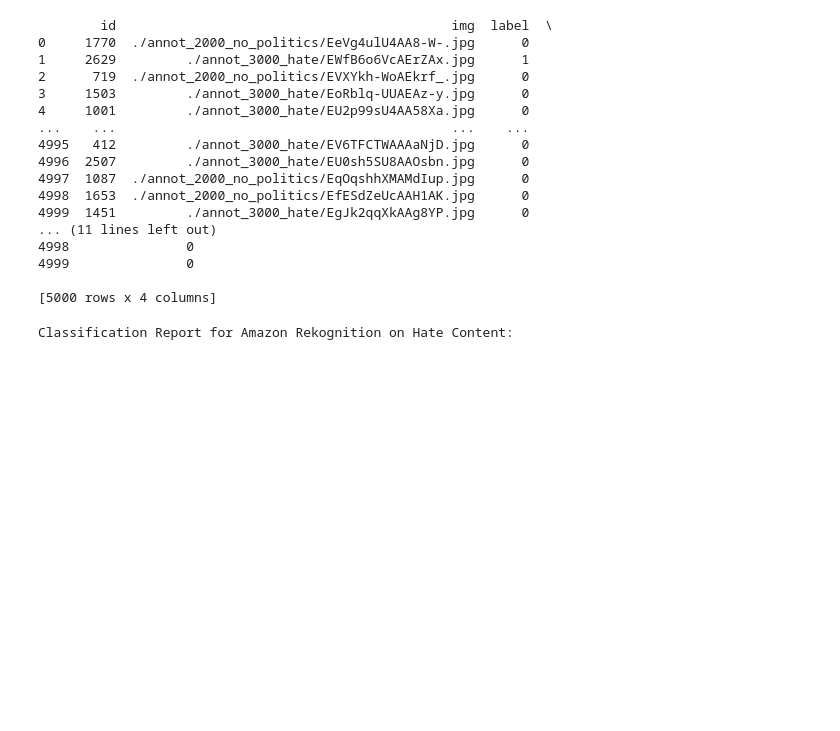
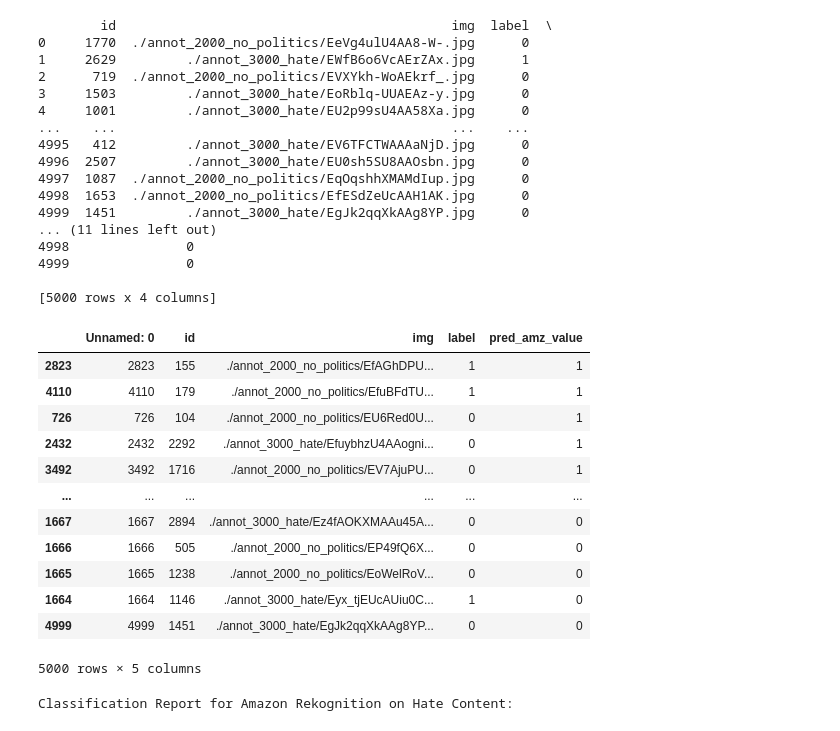
Before and after one commit to keyanUB/hateful_memes_measure, a Jupyter notebook: evaluation.ipynb, the cells around one changed output. Saved outputs shown, nothing was run; the diff lists cells and outputs as text; code cells hidden in the pictures; blank space fills up the shorter version.

```diff
--- a/evaluation.ipynb
+++ b/evaluation.ipynb
@@ -337,0 +346,5 @@ df_clarifai
+# %%
+df_clarifai = df_clarifai.sort_values('pred_cf', ascending=False)
+df_clarifai['pred_cf'] = df_clarifai['pred_cf'].apply(float)
+pd.set_option('display.float_format', lambda x: '%0.5f' % x)
+df_clarifai['pred_cf']
@@ -461,5 +547,22 @@ print(df_amz_hateful)
 4999               0
 
 [5000 rows x 4 columns]
+# %%
+df_amz_hateful = pd.read_csv('./results/df_amz_hateful.csv')
+df_amz_hateful.sort_values('pred_amz_value',ascending=False)
+# %% [output]
+|  | Unnamed: 0 | id | img | label | pred_amz_value |
+| 2823 | 2823 | 155 | ./annot_2000_no_politics/EfAGhDPU... | 1 | 1 |
+| 4110 | 4110 | 179 | ./annot_2000_no_politics/EfuBFdTU... | 1 | 1 |
+| 726 | 726 | 104 | ./annot_2000_no_politics/EU6Red0U... | 0 | 1 |
+| 2432 | 2432 | 2292 | ./annot_3000_hate/EfuybhzU4AAogni... | 0 | 1 |
+| 3492 | 3492 | 1716 | ./annot_2000_no_politics/EV7AjuPU... | 0 | 1 |
+| ... | ... | ... | ... | ... | ... |
+| 1667 | 1667 | 2894 | ./annot_3000_hate/Ez4fAOKXMAAu45A... | 0 | 0 |
+| 1666 | 1666 | 505 | ./annot_2000_no_politics/EP49fQ6X... | 0 | 0 |
+| 1665 | 1665 | 1238 | ./annot_2000_no_politics/EoWelRoV... | 0 | 0 |
+| 1664 | 1664 | 1146 | ./annot_3000_hate/Eyx_tjEUcAUiu0C... | 1 | 0 |
+| 4999 | 4999 | 1451 | ./annot_3000_hate/EgJk2qqXkAAg8YP... | 0 | 0 |
+5000 rows × 5 columns
 # %%
 print('Classification Report for Amazon Rekognition on Hate Content:')
```
Also changed, not shown: parts of 23 cells of this notebook, 2 other files.
